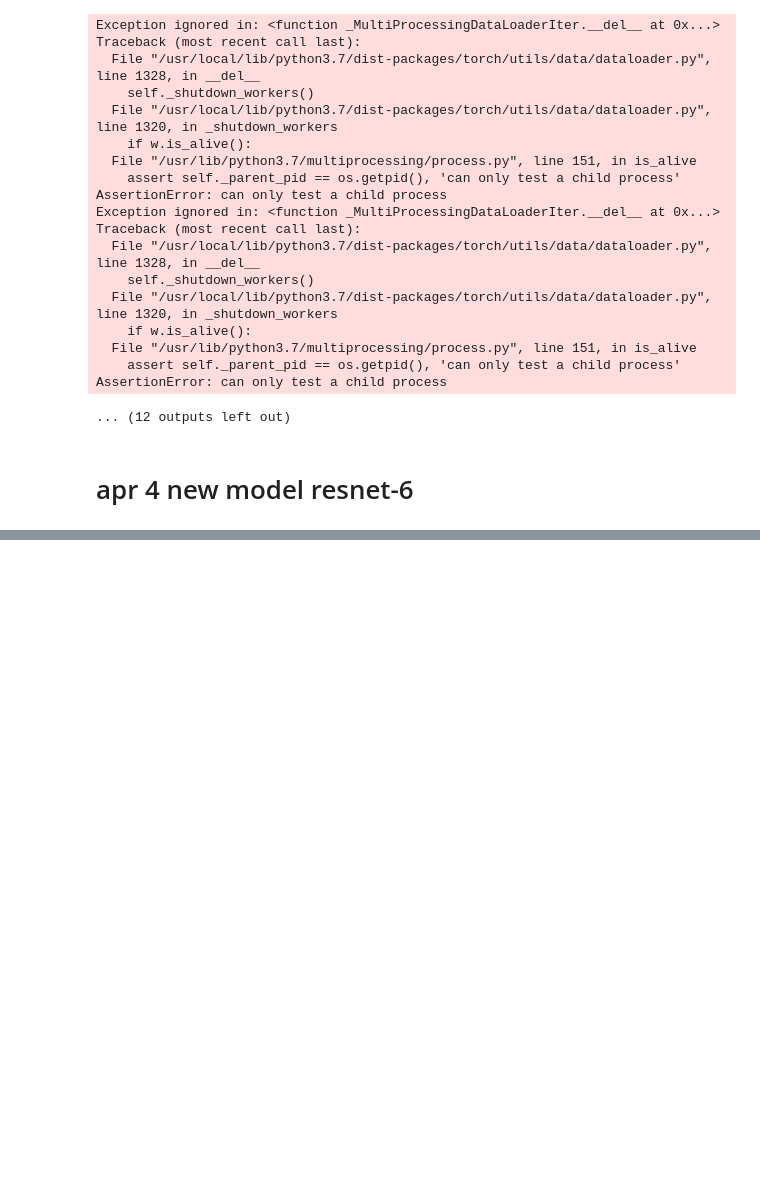
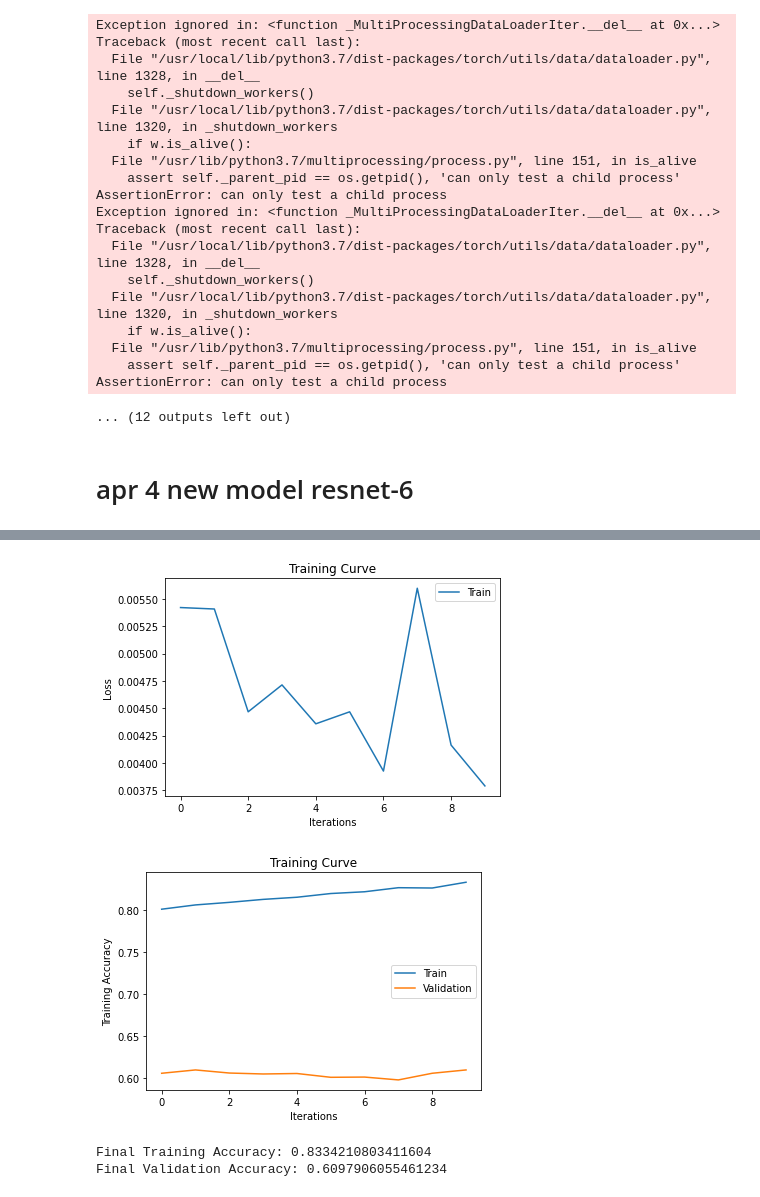
Before and after one commit to nxf-emma/APS360-Artificial-Intelligence-Fundamentals, a Jupyter notebook: resnet_6.ipynb, the cells around one changed output, grey strips where cells are left out. Cells and saved outputs as stored; diff of their text form; code cells hidden in the pictures; blank space fills up the shorter version.

```diff
--- a/resnet_6.ipynb
+++ b/resnet_6.ipynb
@@ -877,0 +894,3 @@ Final Validation Accuracy: 0.694901086653664
+# %%
+train2(resnet18new2, training_set, valid_set, batch_size = 128, lr= 0.0001, num_epochs=10,weight_decay=5e-4)
+# %% [output]
@@ -877,0 +914,4 @@ Final Validation Accuracy: 0.694901086653664
+[figure, added]
+[figure, added]
+Final Training Accuracy: 0.8334210803411604
+Final Validation Accuracy: 0.6097906055461234
```
Also changed, not shown: parts of 11 cells of this notebook.
